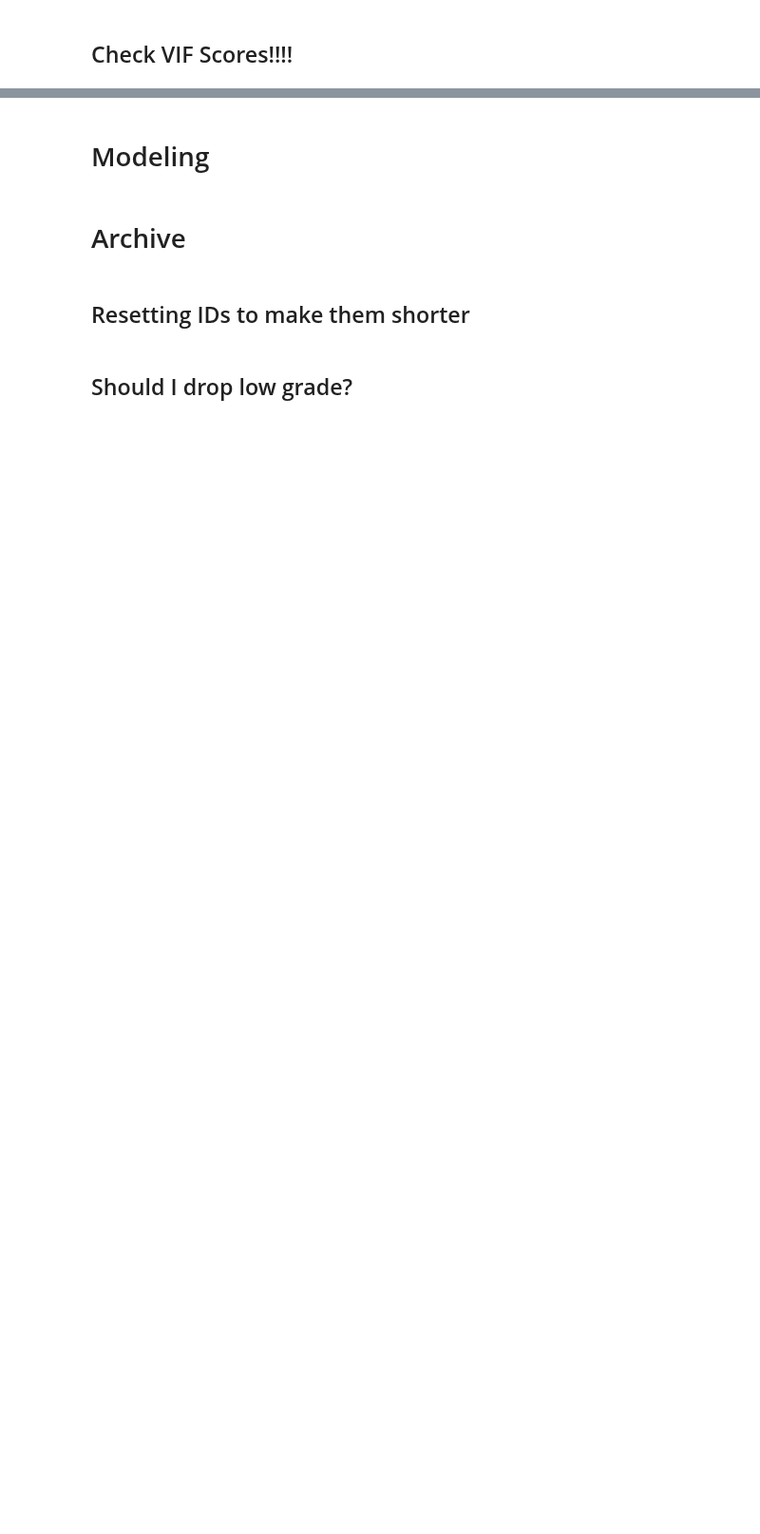
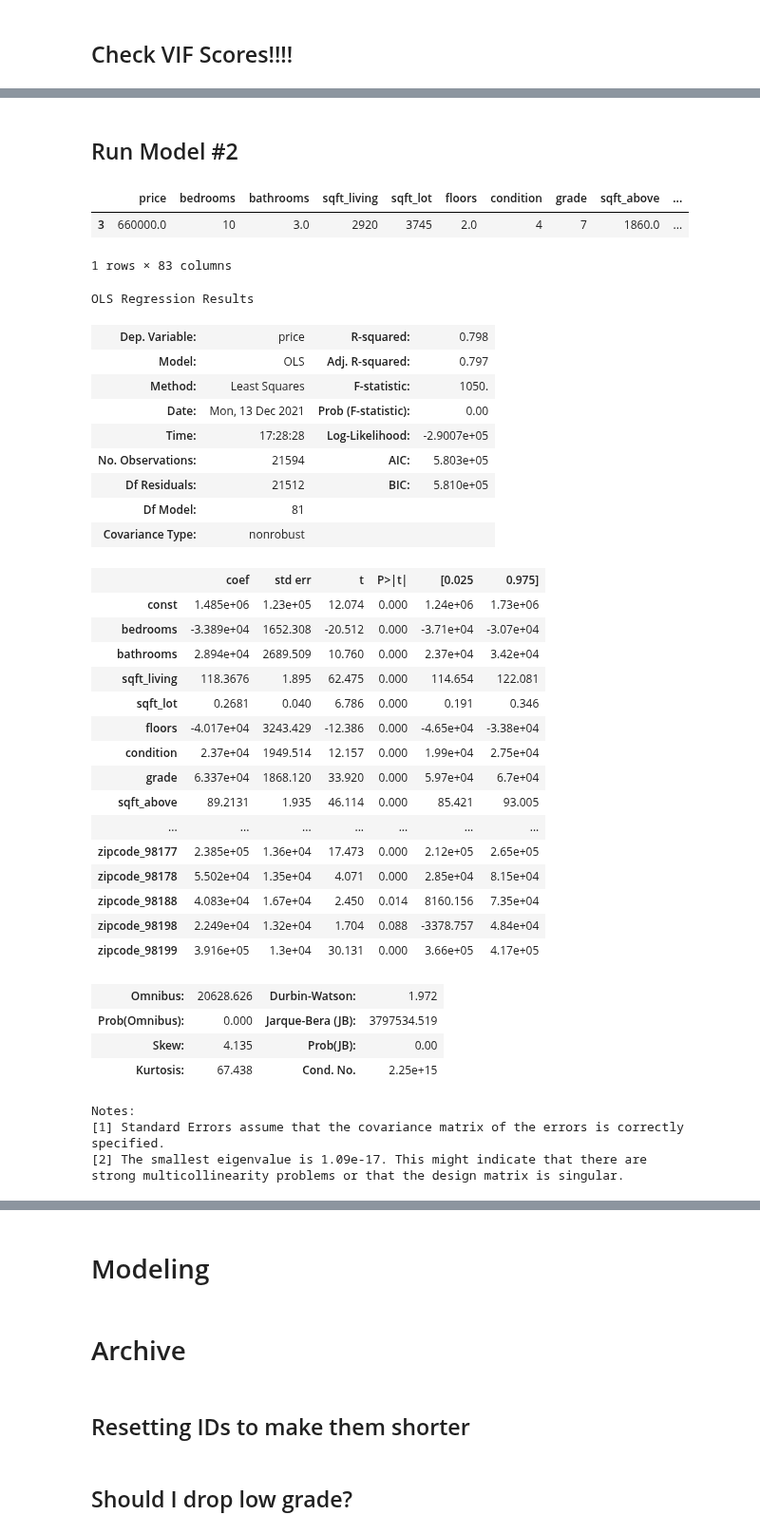
Before and after one commit to jxn628/dsc-home-price-analysis, a Jupyter notebook: student.ipynb, the cells around one changed output, grey strips where cells are left out. Shown at 95% size. Cells and saved outputs as stored; diff of their text form; code cells hidden in the pictures; blank space fills up the shorter version.

```diff
--- a/student.ipynb
+++ b/student.ipynb
@@ -732,0 +576,5 @@ df_norm.head()
+# %%
+# drop more columns?
+changed_df = cleaned_df
+#changed_df = changed_df.drop(test_df[['zipcode']], axis=1)
+#changed_df.head()
@@ -732,0 +587,7 @@ df_norm.head()
+# %%
+#for this test I am encoding waterfront and zipcode
+#feats = ['bedrooms','floors', 'waterfront', 'condition', 'zipcode']
+feats = ['waterfront', 'zipcode']
+changed_df[feats] = changed_df[feats].astype(str)
+changed_df = pd.get_dummies(changed_df, drop_first=True)
+changed_df.head()
@@ -733,3 +602,52 @@ df_norm.head()
+# %% [markdown]
+## Run Model #2
+# %%
+#df_norm.head()
+test_df = changed_df
+changed_df.head(1)
+# %% [output]
+|  | price | bedrooms | bathrooms | sqft_living | sqft_lot | floors | condition | grade | sqft_above | ... |
+| 3 | 660000.0 | 10 | 3.0 | 2920 | 3745 | 2.0 | 4 | 7 | 1860.0 | ... |
+1 rows × 83 columns
 # %%
-X = df_norm.drop('price', axis=1)
-y = df_norm['price']
+X = test_df.drop('price', axis=1)
+y = test_df['price']
+
+X_int = sm.add_constant(X)
+model = sm.OLS(y,X_int).fit()
+model.summary()
+# %% [output]
+OLS Regression Results
+| Dep. Variable: | price | R-squared: | 0.798 |
+| Model: | OLS | Adj. R-squared: | 0.797 |
+| Method: | Least Squares | F-statistic: | 1050. |
+| Date: | Mon, 13 Dec 2021 | Prob (F-statistic): | 0.00 |
+| Time: | 17:28:28 | Log-Likelihood: | -2.9007e+05 |
+| No. Observations: | 21594 | AIC: | 5.803e+05 |
+| Df Residuals: | 21512 | BIC: | 5.810e+05 |
+| Df Model: | 81 |  |  |
+| Covariance Type: | nonrobust |  |  |
+|  | coef | std err | t | P>|t| | [0.025 | 0.975] |
+| const | 1.485e+06 | 1.23e+05 | 12.074 | 0.000 | 1.24e+06 | 1.73e+06 |
+| bedrooms | -3.389e+04 | 1652.308 | -20.512 | 0.000 | -3.71e+04 | -3.07e+04 |
+| bathrooms | 2.894e+04 | 2689.509 | 10.760 | 0.000 | 2.37e+04 | 3.42e+04 |
+| sqft_living | 118.3676 | 1.895 | 62.475 | 0.000 | 114.654 | 122.081 |
+| sqft_lot | 0.2681 | 0.040 | 6.786 | 0.000 | 0.191 | 0.346 |
+| floors | -4.017e+04 | 3243.429 | -12.386 | 0.000 | -4.65e+04 | -3.38e+04 |
+| condition | 2.37e+04 | 1949.514 | 12.157 | 0.000 | 1.99e+04 | 2.75e+04 |
+| grade | 6.337e+04 | 1868.120 | 33.920 | 0.000 | 5.97e+04 | 6.7e+04 |
+| sqft_above | 89.2131 | 1.935 | 46.114 | 0.000 | 85.421 | 93.005 |
+| ... | ... | ... | ... | ... | ... | ... |
+| zipcode_98177 | 2.385e+05 | 1.36e+04 | 17.473 | 0.000 | 2.12e+05 | 2.65e+05 |
+| zipcode_98178 | 5.502e+04 | 1.35e+04 | 4.071 | 0.000 | 2.85e+04 | 8.15e+04 |
+| zipcode_98188 | 4.083e+04 | 1.67e+04 | 2.450 | 0.014 | 8160.156 | 7.35e+04 |
+| zipcode_98198 | 2.249e+04 | 1.32e+04 | 1.704 | 0.088 | -3378.757 | 4.84e+04 |
+| zipcode_98199 | 3.916e+05 | 1.3e+04 | 30.131 | 0.000 | 3.66e+05 | 4.17e+05 |
+| Omnibus: | 20628.626 | Durbin-Watson: | 1.972 |
+| Prob(Omnibus): | 0.000 | Jarque-Bera (JB): | 3797534.519 |
+| Skew: | 4.135 | Prob(JB): | 0.00 |
+| Kurtosis: | 67.438 | Cond. No. | 2.25e+15 |
+Notes:
+[1] Standard Errors assume that the covariance matrix of the errors is correctly specified.
+[2] The smallest eigenvalue is 1.09e-17. This might indicate that there are
+strong multicollinearity problems or that the design matrix is singular.
```
Also changed, not shown: parts of 92 cells of this notebook.
